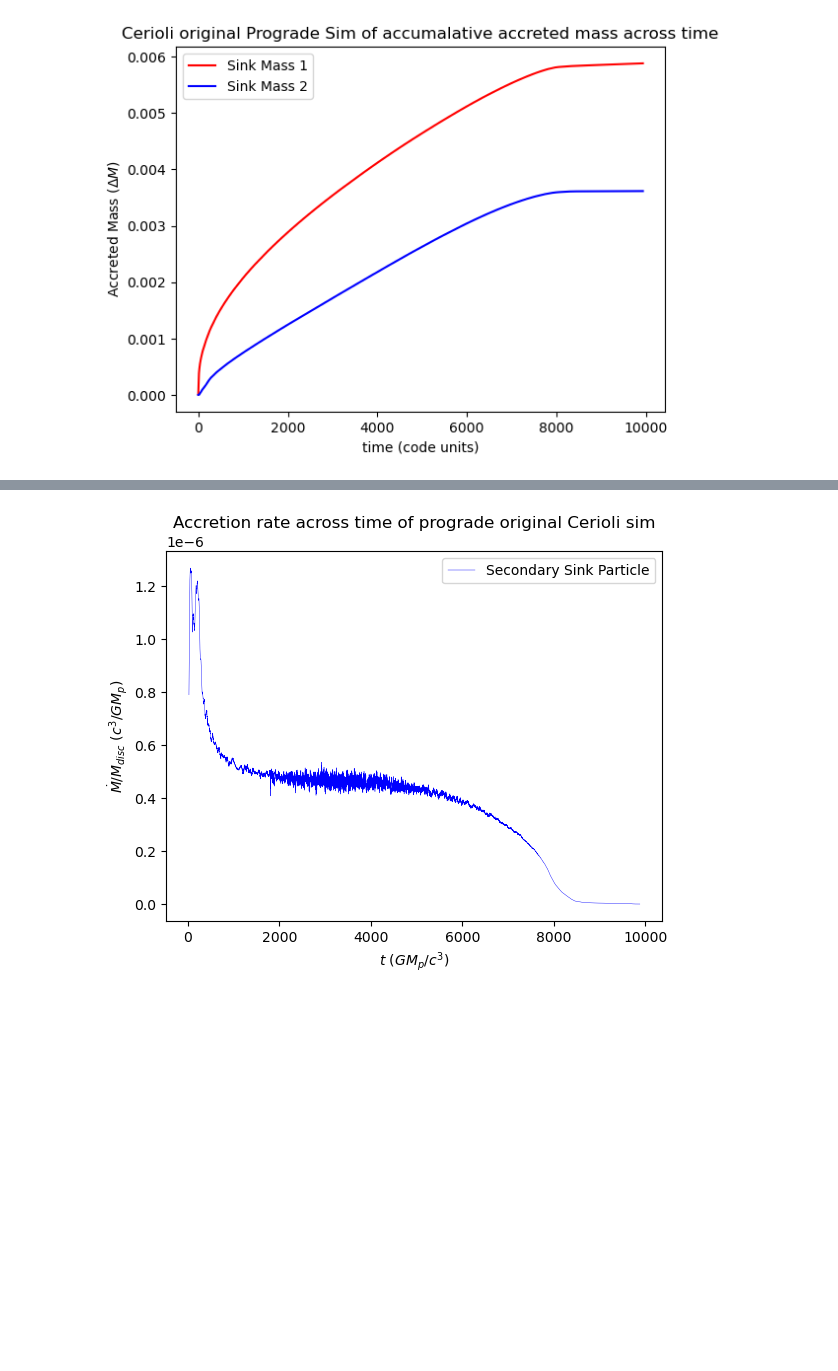
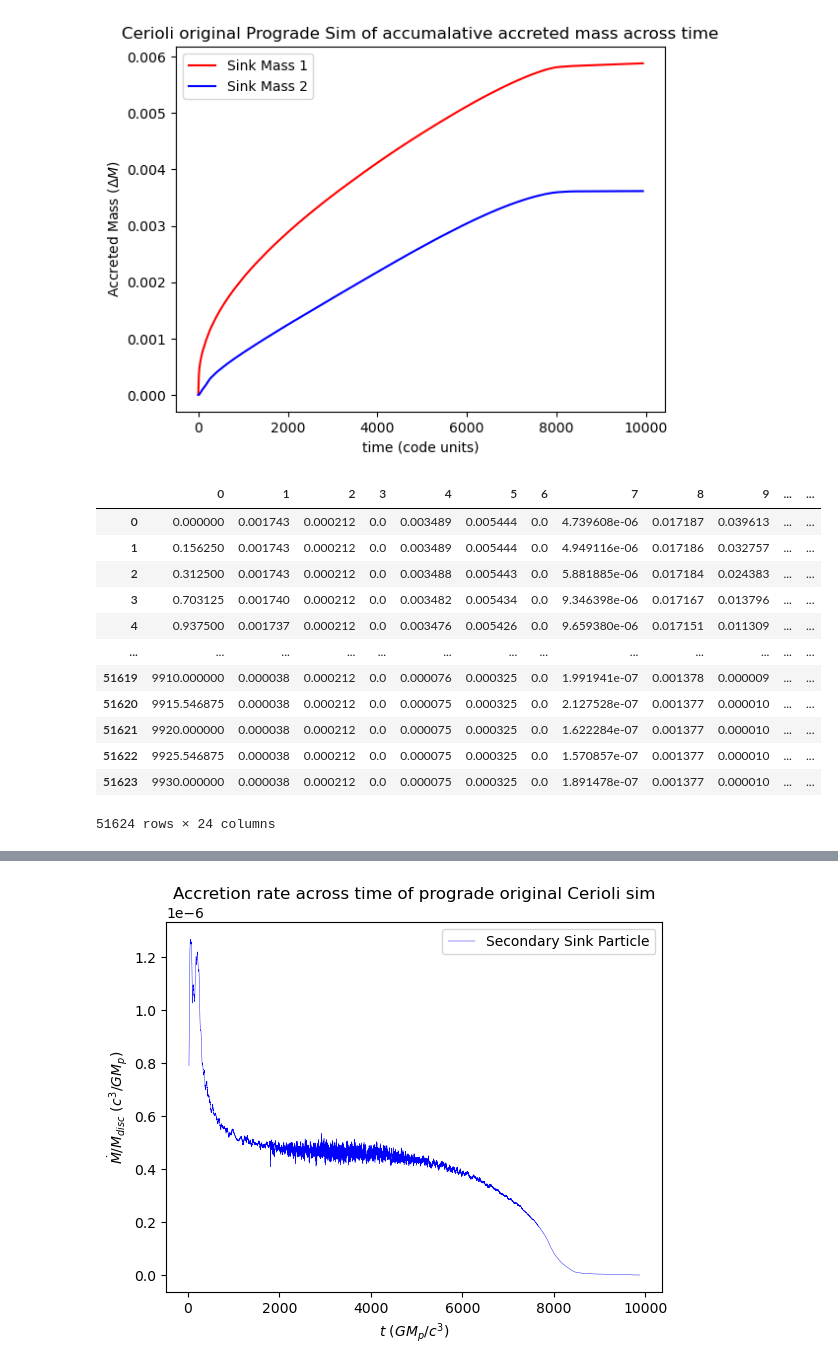
Before and after one commit to tomshilling04/physics_repo, a Jupyter notebook: Accretion_rate.ipynb, the cells around one changed output, grey strips where cells are left out. Drawn from its saved outputs; the diff is of its cells as text; code cells hidden in the pictures; blank space fills up the shorter version.

```diff
--- a/Accretion_rate.ipynb
+++ b/Accretion_rate.ipynb
@@ -17,6 +17,22 @@ plt.savefig("GW_Accreted_mass_across_time.png")
 plt.show()
 # %% [output]
 [figure]
+# %%
+pd.DataFrame(file1)
+# %% [output]
+|  | 0 | 1 | 2 | 3 | 4 | 5 | 6 | 7 | 8 | 9 | ... | ... |
+| 0 | 0.000000 | 0.001743 | 0.000212 | 0.0 | 0.003489 | 0.005444 | 0.0 | 4.739608e-06 | 0.017187 | 0.039613 | ... | ... |
+| 1 | 0.156250 | 0.001743 | 0.000212 | 0.0 | 0.003489 | 0.005444 | 0.0 | 4.949116e-06 | 0.017186 | 0.032757 | ... | ... |
+| 2 | 0.312500 | 0.001743 | 0.000212 | 0.0 | 0.003488 | 0.005443 | 0.0 | 5.881885e-06 | 0.017184 | 0.024383 | ... | ... |
+| 3 | 0.703125 | 0.001740 | 0.000212 | 0.0 | 0.003482 | 0.005434 | 0.0 | 9.346398e-06 | 0.017167 | 0.013796 | ... | ... |
+| 4 | 0.937500 | 0.001737 | 0.000212 | 0.0 | 0.003476 | 0.005426 | 0.0 | 9.659380e-06 | 0.017151 | 0.011309 | ... | ... |
+| ... | ... | ... | ... | ... | ... | ... | ... | ... | ... | ... | ... | ... |
+| 51619 | 9910.000000 | 0.000038 | 0.000212 | 0.0 | 0.000076 | 0.000325 | 0.0 | 1.991941e-07 | 0.001378 | 0.000009 | ... | ... |
+| 51620 | 9915.546875 | 0.000038 | 0.000212 | 0.0 | 0.000075 | 0.000325 | 0.0 | 2.127528e-07 | 0.001377 | 0.000010 | ... | ... |
+| 51621 | 9920.000000 | 0.000038 | 0.000212 | 0.0 | 0.000075 | 0.000325 | 0.0 | 1.622284e-07 | 0.001377 | 0.000010 | ... | ... |
+| 51622 | 9925.546875 | 0.000038 | 0.000212 | 0.0 | 0.000075 | 0.000325 | 0.0 | 1.570857e-07 | 0.001377 | 0.000010 | ... | ... |
+| 51623 | 9930.000000 | 0.000038 | 0.000212 | 0.0 | 0.000075 | 0.000325 | 0.0 | 1.891478e-07 | 0.001377 | 0.000010 | ... | ... |
+51624 rows × 24 columns
 # %%
 def Mass_Acc_rate(M,time,N=100):
     """
```
Also changed, not shown: parts of 3 cells of this notebook.
